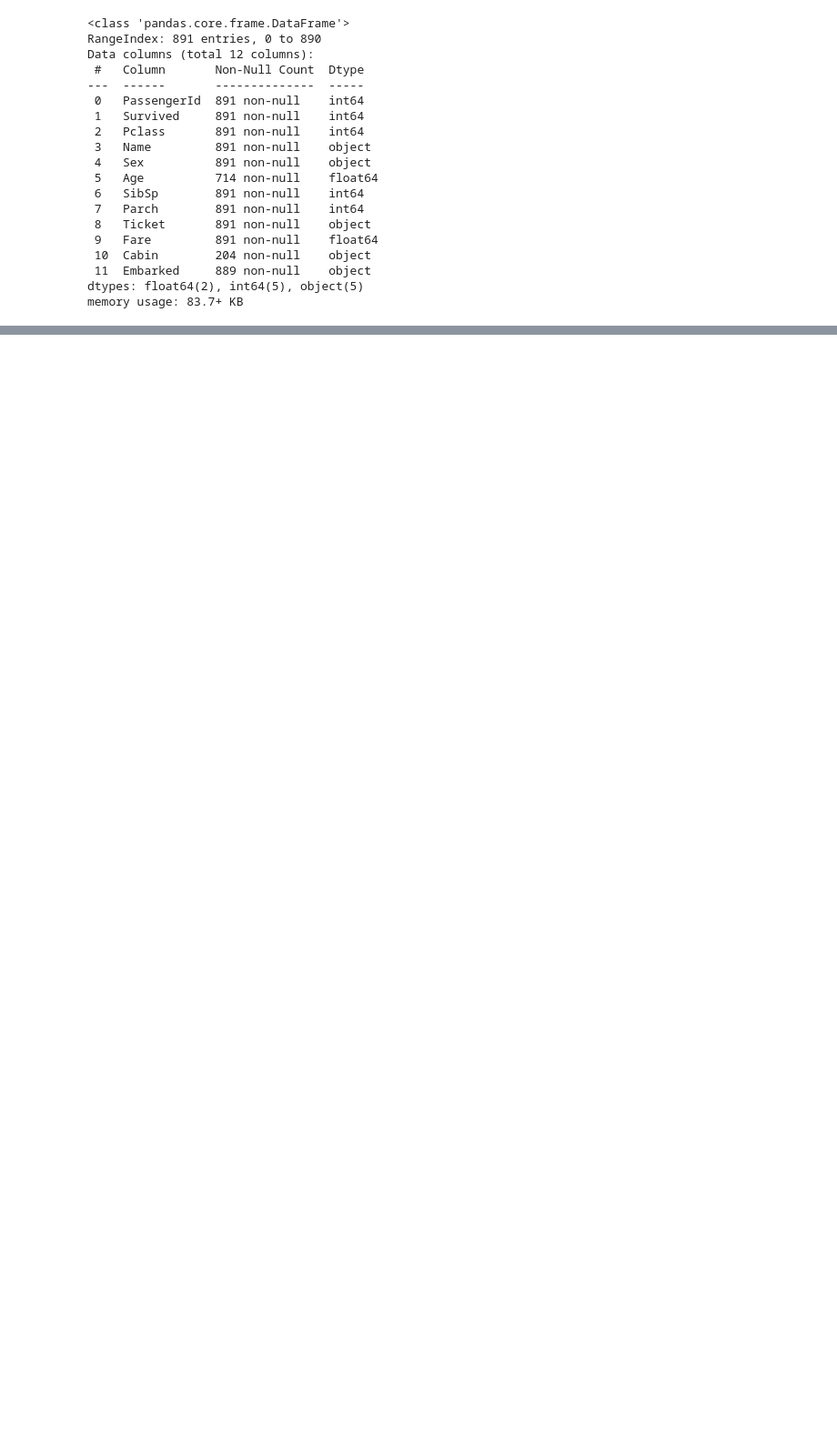
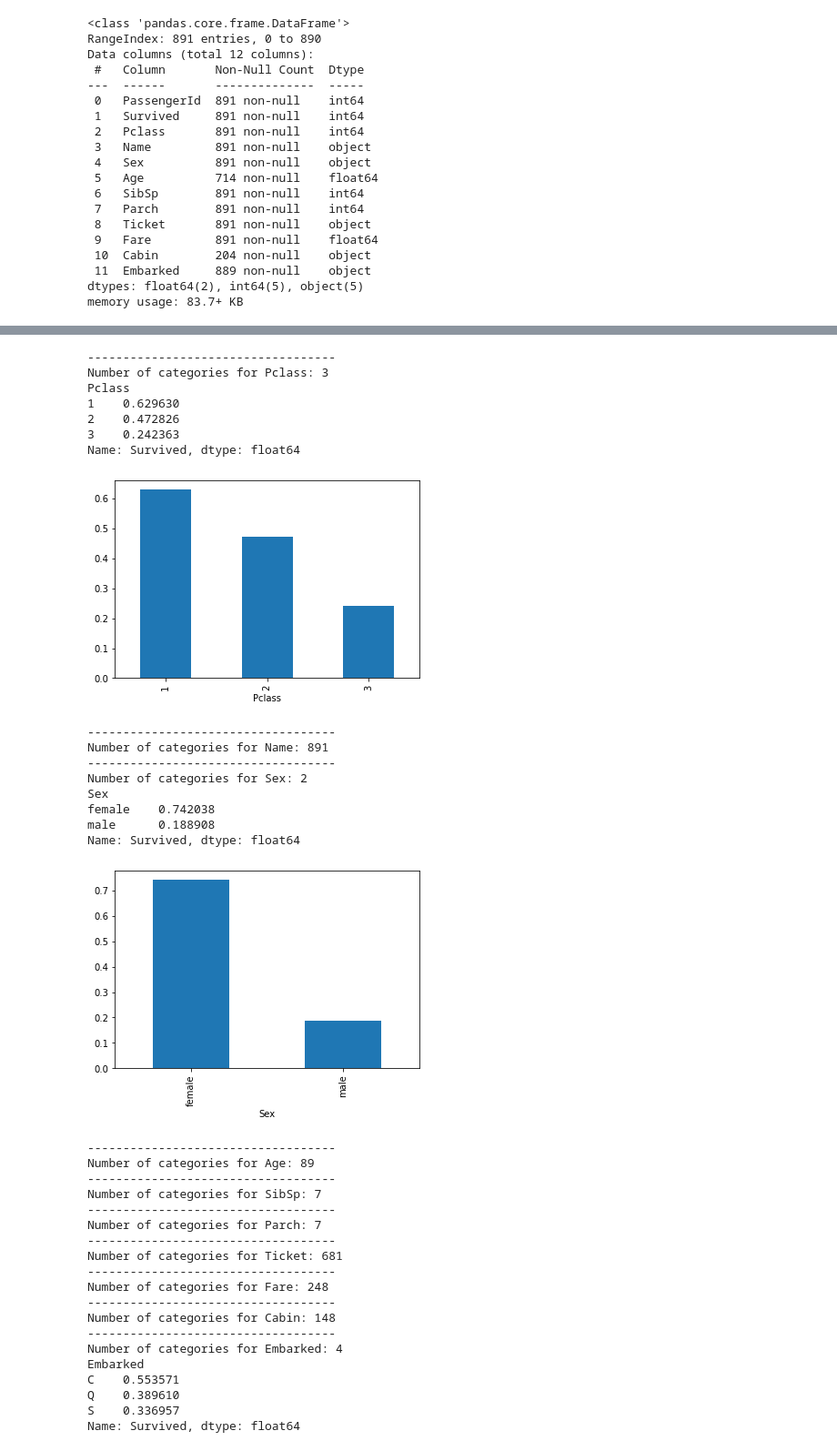
Before and after one commit to brunocgf/CertificationUT_DS, a Jupyter notebook: Fundations_of_DS/Module04/assignment2.ipynb, the cells around one changed output, grey strips where cells are left out. Shown at 91% size. Saved outputs shown, nothing was run; the diff lists cells and outputs as text; code cells hidden in the pictures; blank space fills up the shorter version.

```diff
--- a/Fundations_of_DS/Module04/assignment2.ipynb
+++ b/Fundations_of_DS/Module04/assignment2.ipynb
@@ -88,0 +80,4 @@ Name: Cabin, Length: 891, dtype: object
+# %%
+for c in df.columns[2:]:
+    print("-----------------------------------")
+    print("Variable {}: \n \t Categories: {} \n \t dtype: {} \n \t Nulls: {}".format(c,df[c].nunique(dropna=False),df[c].dtype,df[c].isnull().sum()))
@@ -88,0 +109,2 @@ Name: Cabin, Length: 891, dtype: object
+# %%
+df['Age_interval'] = pd.qcut(df.Age, 2)
@@ -88,0 +113,47 @@ Name: Cabin, Length: 891, dtype: object
+# %%
+for c in df.columns[2:]:
+    print("-----------------------------------")
+    print("Number of categories for {}: {}".format(c,df[c].nunique(dropna=False)))
+    ncat = df[c].nunique()
+    if ncat<5:
+        s = df.groupby(c)['Survived'].mean()
+        print(s)
+        s.plot.bar()
+        plt.show()
+# %% [output]
+-----------------------------------
+Number of categories for Pclass: 3
+Pclass
+1    0.629630
+2    0.472826
+3    0.242363
+Name: Survived, dtype: float64
+[figure, added]
+-----------------------------------
+Number of categories for Name: 891
+-----------------------------------
+Number of categories for Sex: 2
+Sex
+female    0.742038
+male      0.188908
+Name: Survived, dtype: float64
+[figure, added]
+-----------------------------------
+Number of categories for Age: 89
+-----------------------------------
+Number of categories for SibSp: 7
+-----------------------------------
+Number of categories for Parch: 7
+-----------------------------------
+Number of categories for Ticket: 681
+-----------------------------------
+Number of categories for Fare: 248
+-----------------------------------
+Number of categories for Cabin: 148
+-----------------------------------
+Number of categories for Embarked: 4
+Embarked
+C    0.553571
+Q    0.389610
+S    0.336957
+Name: Survived, dtype: float64
```
Also changed, not shown: parts of 29 cells of this notebook.
